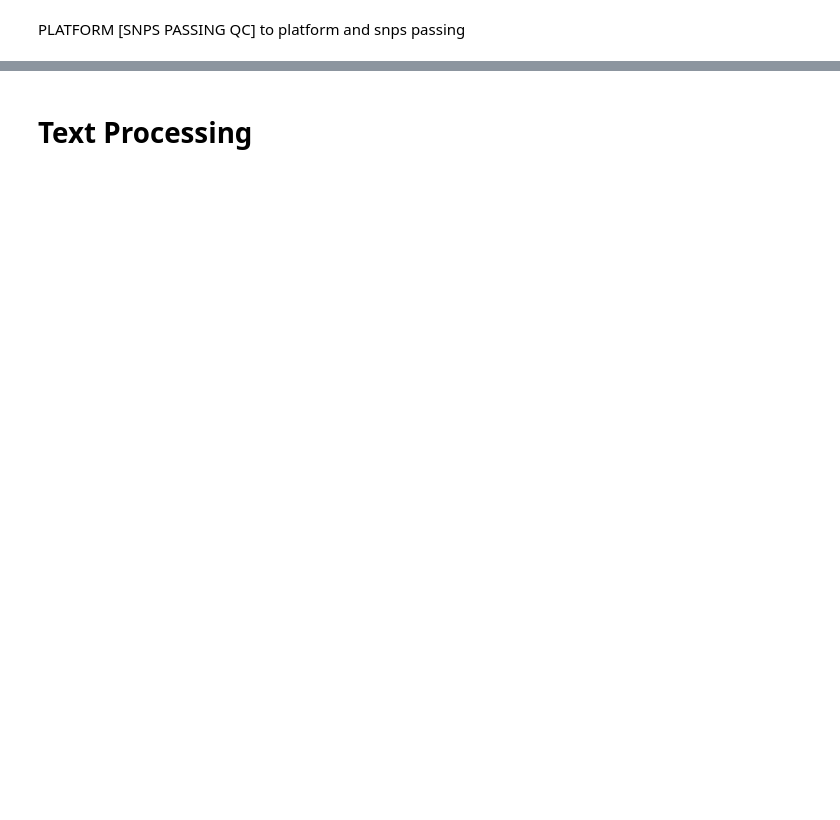
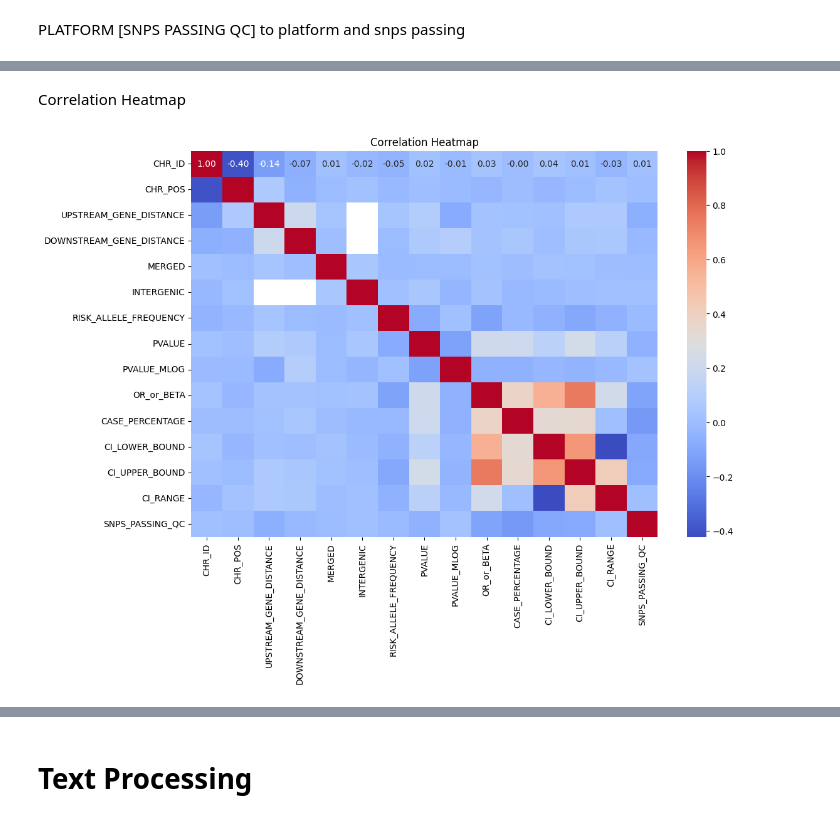
Before and after one commit to AbdullahDahabre/T2D-Prediction-System--Data-Fusion-for-Enhanced-Decision-Making, a Jupyter notebook: genetic.ipynb, the cells around one changed output, grey strips where cells are left out. Cells and saved outputs as stored; diff of their text form; code cells hidden in the pictures; blank space fills up the shorter version.

```diff
--- a/genetic.ipynb
+++ b/genetic.ipynb
@@ -519,0 +817,12 @@ Divide into two datasets according to SNP Gene
+# %%
+# Dropping rows where either PLATFORM has 'NR' or SNPS_PASSING_QC has 'NR' or <NA>
+genetic_df = genetic_df[~genetic_df['PLATFORM'].eq('NR') & genetic_df['SNPS_PASSING_QC'].notna()]
+
+# Check for 'NR' values in the columns after dropping
+platform_check = 'NR' in genetic_df['PLATFORM'].unique()
+
+# Check for <NA> values in SNPS_PASSING_QC
+snps_na_check = genetic_df['SNPS_PASSING_QC'].isna().any()
+
+print(f"'NR' in PLATFORM: {platform_check}")
+print(f"<NA> in SNPS_PASSING_QC: {snps_na_check}")
@@ -519,0 +856,9 @@ Divide into two datasets according to SNP Gene
+# %%
+# Label encoding for the IMPUTED column
+genetic_df['IMPUTED_ENCODED'] = genetic_df['IMPUTED'].astype(int)
+
+ # Drop the original columns
+genetic_df.drop(['IMPUTED'], axis=1, inplace=True)
+
+# Display the updated DataFrame
+genetic_df['IMPUTED_ENCODED'].head()
@@ -538,0 +887,14 @@ convert OR or BETA to OR_or_BETA
+# %%
+# Rename the specified columns
+genetic_df.rename(columns={
+    'DISEASE/TRAIT': 'DISEASE_DESCRIPTION',
+    'STRONGEST SNP-RISK ALLELE': 'RISK_ALLELE',
+    'RISK ALLELE FREQUENCY': 'RISK_ALLELE_FREQUENCY',
+    'P-VALUE': 'PVALUE',
+    'OR or BETA': 'OR_or_BETA',
+    'PLATFORM_AFFYMETRIX, ILLUMINA': 'PLATFORM_AFFYMETRIX_ILLUMINA',
+    'CONTEXT': 'GENOMIC_CONTEXT'
+}, inplace=True)
+
+# Output columns to verify
+genetic_df.columns
@@ -538,0 +965,14 @@ convert OR or BETA to OR_or_BETA
+# %% [markdown]
+Correlation Heatmap
+# %%
+# Select only numerical columns for the correlation matrix
+numerical_data = genetic_df.select_dtypes(include=['float64', 'int64'])
+
+# Generate the correlation matrix
+plt.figure(figsize=(12, 8))
+correlation_matrix = numerical_data.corr()
+sns.heatmap(correlation_matrix, annot=True, fmt=".2f", cmap="coolwarm")
+plt.title("Correlation Heatmap")
+plt.show()
+# %% [output]
+[figure, added]
```
Also changed, not shown: parts of 79 cells of this notebook.
